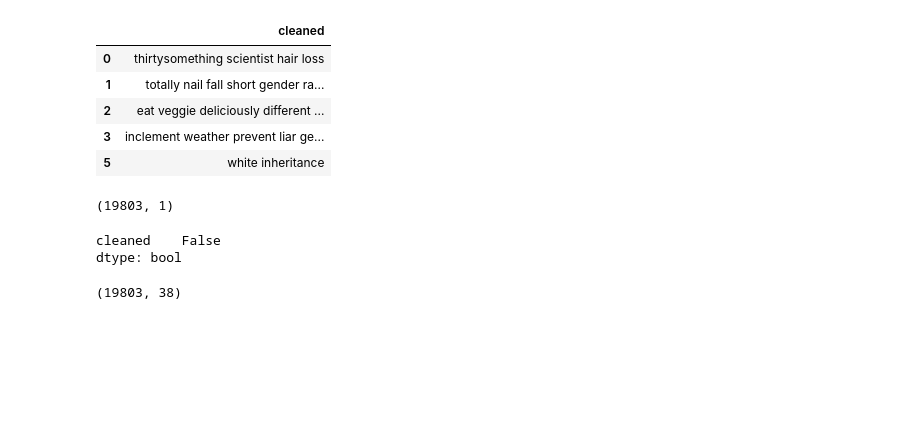
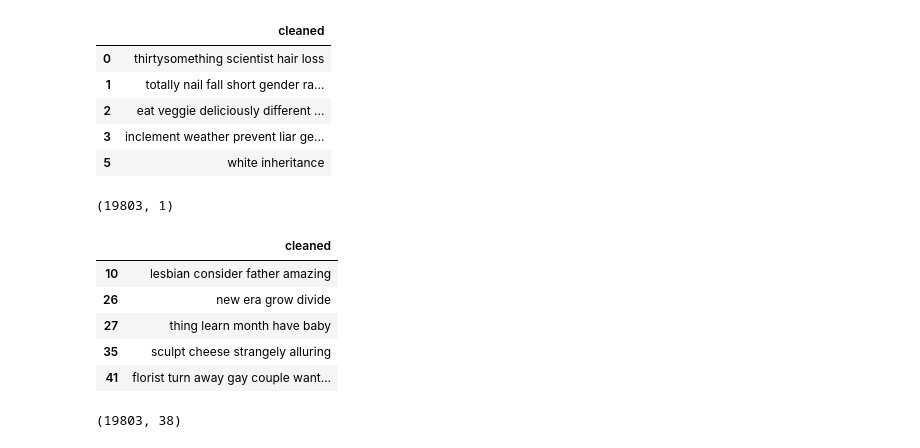
Before and after one commit to Hugo-pao/NLP-Final-Project, a Jupyter notebook: Attending_Final_Project.ipynb, the cells around one changed output. Saved outputs shown, nothing was run; the diff lists cells and outputs as text; code cells hidden in the pictures; blank space fills up the shorter version.

```diff
--- a/Attending_Final_Project.ipynb
+++ b/Attending_Final_Project.ipynb
@@ -673,11 +674,15 @@ X_train.head()
 X_train.shape
 # %% [output]
 (19803, 1)
-# %%
-X_train.isna().any()
-# %% [output]
-cleaned    False
-dtype: bool
+# %%
+X_valid.head()
+# %% [output]
+|  | cleaned |
+| 10 | lesbian consider father amazing |
+| 26 | new era grow divide |
+| 27 | thing learn month have baby |
+| 35 | sculpt cheese strangely alluring |
+| 41 | florist turn away gay couple want... |
 # %%
 from sklearn.feature_extraction.text import TfidfVectorizer
 
```
Also changed, not shown: parts of 16 cells of this notebook.
